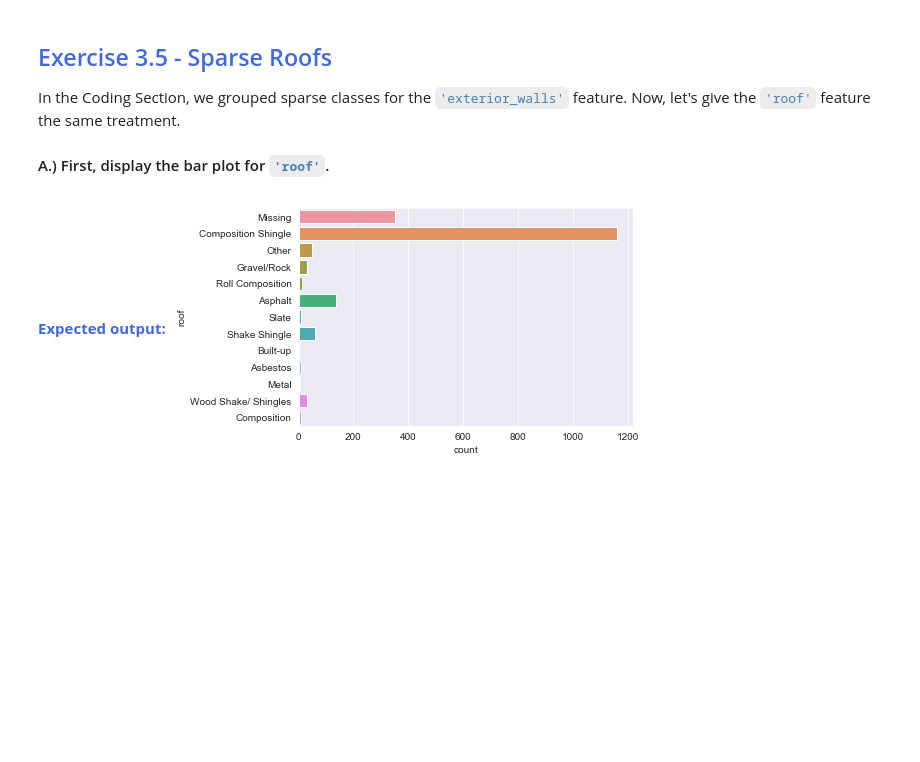
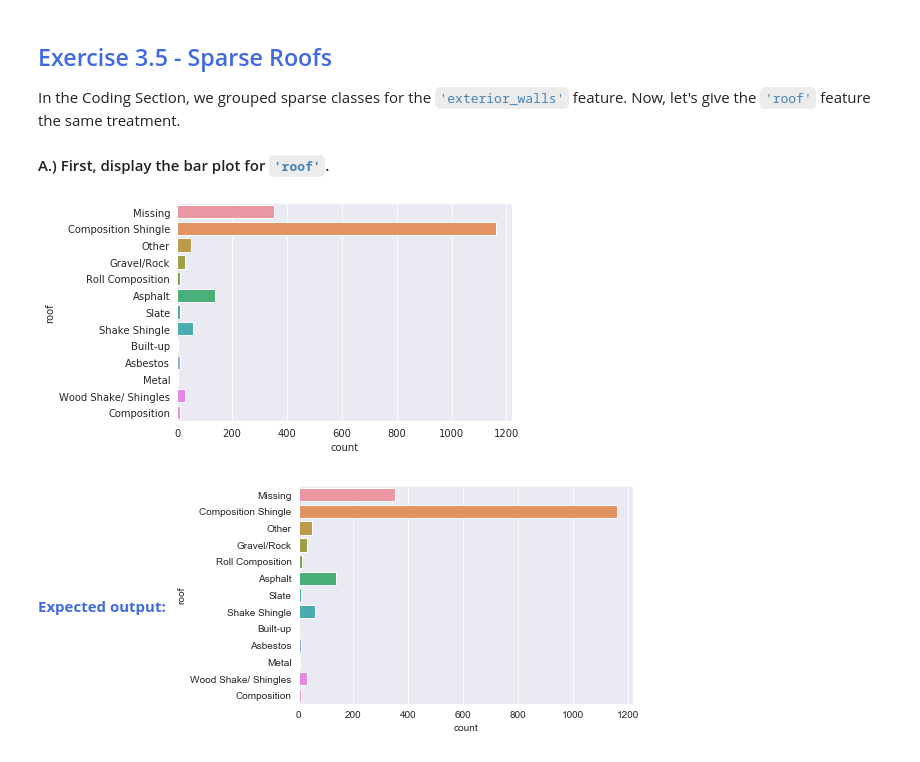
Before and after one commit to cedricsoares/elite_data_science, a Jupyter notebook: 3 - Workbook - Feature Engineering.ipynb, the cells around one changed output. Drawn from its saved outputs; the diff is of its cells as text; code cells hidden in the pictures; blank space fills up the shorter version.

```diff
--- a/3 - Workbook - Feature Engineering.ipynb
+++ b/3 - Workbook - Feature Engineering.ipynb
@@ -161,5 +174,7 @@ Let's create an indicator feature for that.
 2. Create a boolean mask to check if <code style="color:steelblue">tx_year <= 2013</code>
 3. Combine the two masks with an <code style="color:steelblue">&</code> operator
 4. Convert the resulting series to type <code style="color:steelblue">int</code> to map from <code style="color:crimson">True/False</code> to <code style="color:crimson">1/0</code>
+# %%
+df['during_recession'] = ((df['tx_year'] >= 2010) & (df['tx_year'] <= 2013)).astype(int)
 # %% [markdown]
 #### B.) What proportion of transactions in our dataset were during the recession?
@@ -191,5 +225,7 @@ This creates an indicator feature that should be equivalent to the one you creat
 One useful tip is that you can overwrite columns in Pandas DataFrames. You don't need to reload the DataFrame before doing so. Since the above two statements are equivalent, it doesn't matter which we use.
 
 #### D.) Overwrite the <code style="color:steelblue">'during_recession'</code> feature you created at the beginning of the exercise with the new indicator feature created by <code style="color:steelblue">.between()</code>.
+# %%
+df['during_recession'] = df.tx_year.between(2010, 2013).astype(int)
 # %% [markdown]
 #### E.) As a final sanity check, print the proportion of transactions in our dataset that were during the recession again (with the overwritten indicator variable).
@@ -211,6 +251,8 @@ Let's do a quick pinch of ad-hoc data cleaning and remove these observations fro
 * Print the length of the new DataFrame.
 # %%
 # Remove rows where property_age is less than 0
+df.drop(df[df['property_age'] < 0].index, inplace = True)
 
 
 # Print number of rows in remaining dataframe
+df.shape[0]
@@ -241,5 +289,7 @@ We can represent this with an interaction feature.
 
 
 #### A.) Create a new feature called <code style="color:steelblue">'school_score'</code> that is the product of <code style="color:steelblue">'num_schools'</code> and <code style="color:steelblue">'median_school'</code>.
+# %%
+df['school_score'] = df['num_schools'] * df['median_school']
 # %% [markdown]
 #### B.) Finally, display the median <code style="color:steelblue">'school_score'</code> from the dataset.
@@ -270,6 +336,11 @@ Name: school_score, dtype: float64
 In the Coding Section, we grouped sparse classes for the <code style="color:steelblue">'exterior_walls'</code> feature. Now, let's give the <code style="color:steelblue">'roof'</code> feature the same treatment.
 
 #### A.) First, display the bar plot for <code style="color:steelblue">'roof'</code>.
+# %%
+sns.countplot(y='roof', data=df)
+plt.show()
+# %% [output]
+[figure, added]
 # %% [markdown]
 <strong style="color:RoyalBlue">Expected output:</strong>
 <img src="embedded-picture-1">
```
Also changed, not shown: parts of 18 cells of this notebook.
